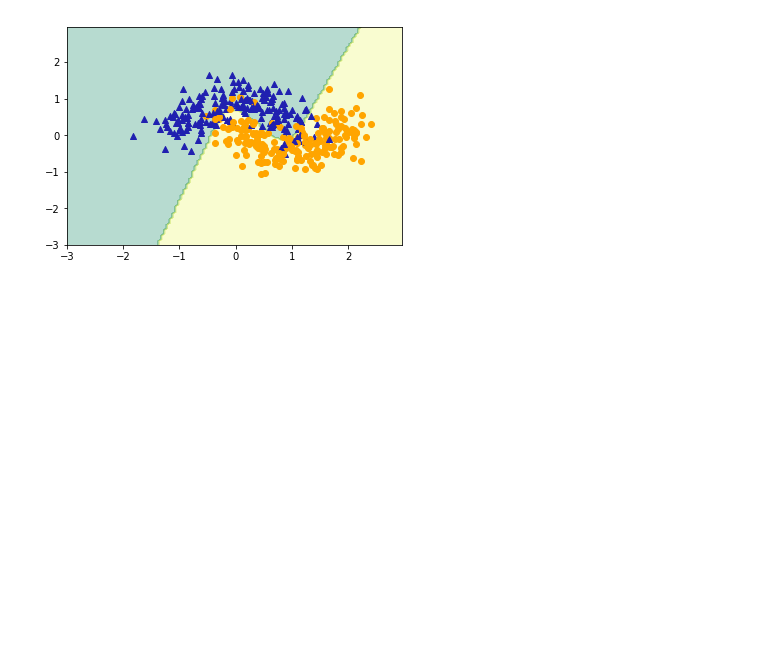
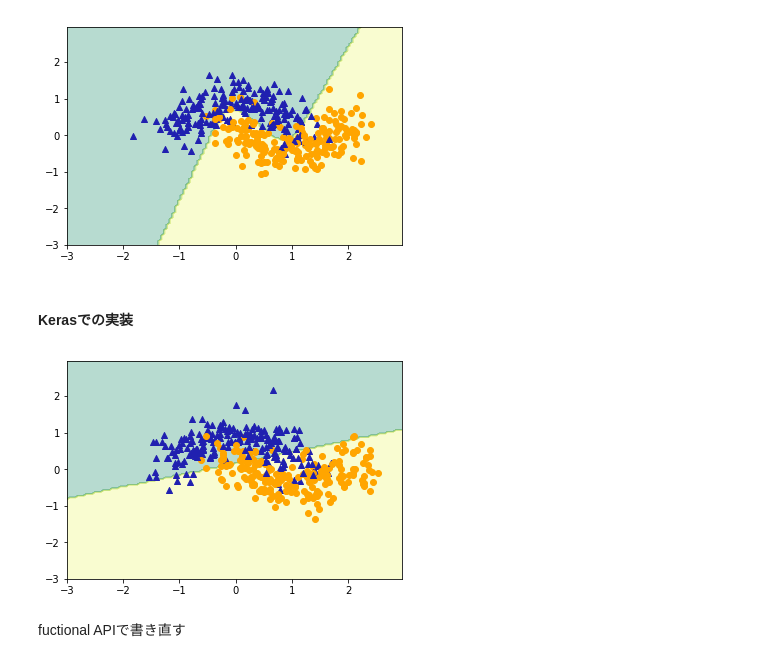
Before and after one commit to YouheiKomakine/pytorch-code-examples, a Jupyter notebook: Syoukai_DeepLearning_2.ipynb, the cells around one changed output. Drawn from its saved outputs; the diff is of its cells as text; code cells hidden in the pictures; blank space fills up the shorter version.

Commit message:
Add keras code for toy-problem

```diff
--- a/Syoukai_DeepLearning_2.ipynb
+++ b/Syoukai_DeepLearning_2.ipynb
@@ -947,3 +947,47 @@ for i in range(len(X)):
 plt.show()
 # %% [output]
 [figure]
+# %% [markdown]
+#### Kerasでの実装
+# %%
+import numpy as np
+from keras.models import Sequential
+from keras.layers import Dense, Activation
+from keras.optimizers import SGD
+from sklearn import datasets
+from sklearn.model_selection import train_test_split
+from sklearn.utils import shuffle
+
+N = 400
+X, Y = datasets.make_moons(N, noise=0.3)
+Y = Y.reshape(N,1)
+X_train, X_test, Y_train, Y_test = train_test_split(X, Y, train_size=0.7, test_size=0.3)
+
+model = Sequential()
+model.add(Dense(3, input_dim=2))
+model.add(Activation('sigmoid'))
+model.add(Dense(1))
+model.add(Activation('sigmoid'))
+model.compile(loss='binary_crossentropy', optimizer=SGD(lr=0.05), metrics=['accuracy'])
+
+model.fit(X, Y, epochs=500, batch_size=20, verbose=0)
+loss_and_metrics = model.evaluate(X_test, Y_test)
+print(loss_and_metrics)
+# %%
+import matplotlib.pyplot as plt
+
+s = np.arange(-3,3,.05)
+t = np.arange(-3,3,.05)
+S, T = np.meshgrid(s, t)
+Z1 = np.dstack((S,T))
+Z2 = model.predict_classes(np.array(Z1).reshape(-1,2))
+
+plt.contourf(S, T, Z2.reshape(len(s),len(t)), alpha=.3, cmap="summer")
+for i in range(len(X)):
+    (marker, color) = ('o', 'orange') if Y[i] == 1 else ('^', '#2020B0')
+    plt.scatter(X[i,0], X[i,1], marker=marker, color=color)
+plt.show()
+# %% [output]
+[figure, added]
+# %% [markdown]
+fuctional APIで書き直す
```
Also changed, not shown: parts of 3 cells of this notebook.
